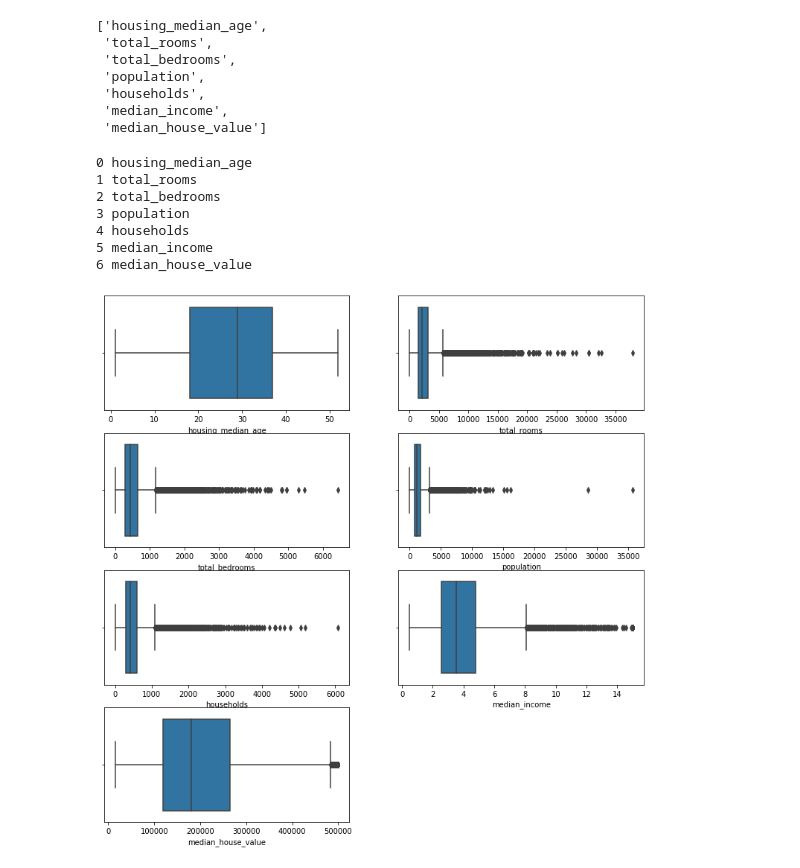
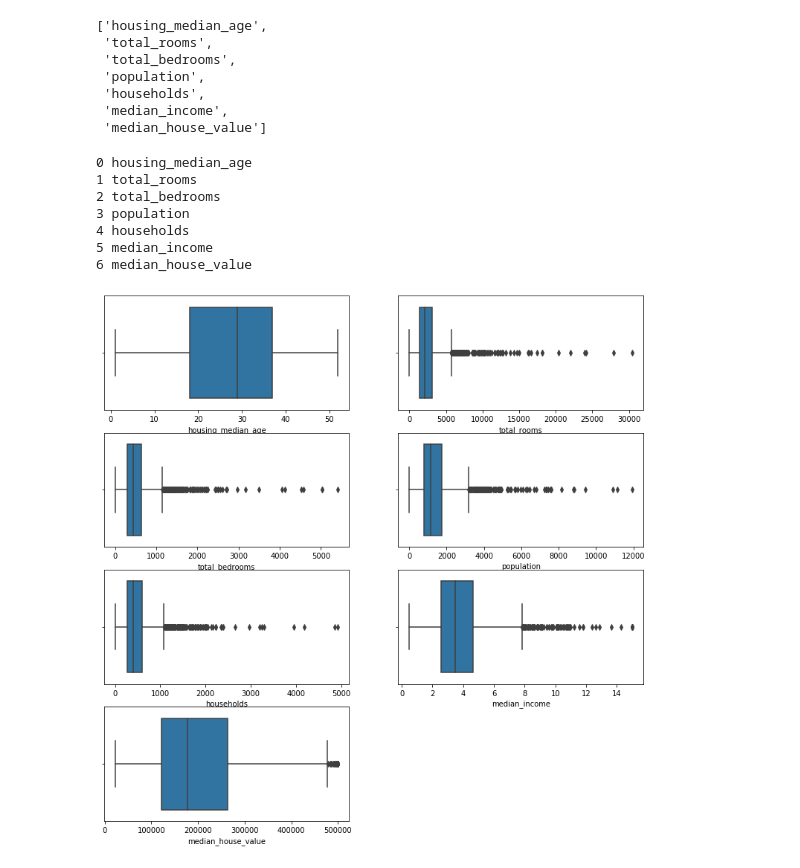
Before and after one commit to YUNHYE-0107/dataAnalysis, a Jupyter notebook: 01_01_ california.ipynb, the cells around one changed output. Saved outputs shown, nothing was run; the diff lists cells and outputs as text; code cells hidden in the pictures.

```diff
--- a/01_01_ california.ipynb
+++ b/01_01_ california.ipynb
@@ -249,18 +249,18 @@ sel
 # %%
 ### 테스트 데이터 셋에 대해 boxplot을 그려보자
 plt.figure(figsize=(13,13))
 
 
 for idx, item in enumerate(sel):
     print(idx, item)
     plt.subplot(4,2,idx+1)
-    sns.boxplot(x= item, data =ㅅㄷㄴㅅ)
+    sns.boxplot(x= item, data =test_n)
 # %% [output]
 0 housing_median_age
 1 total_rooms
 2 total_bedrooms
 3 population
 4 households
 5 median_income
 6 median_house_value
-[figure, old version]
+[figure, new version]
```
Also changed, not shown: 1 other file.
